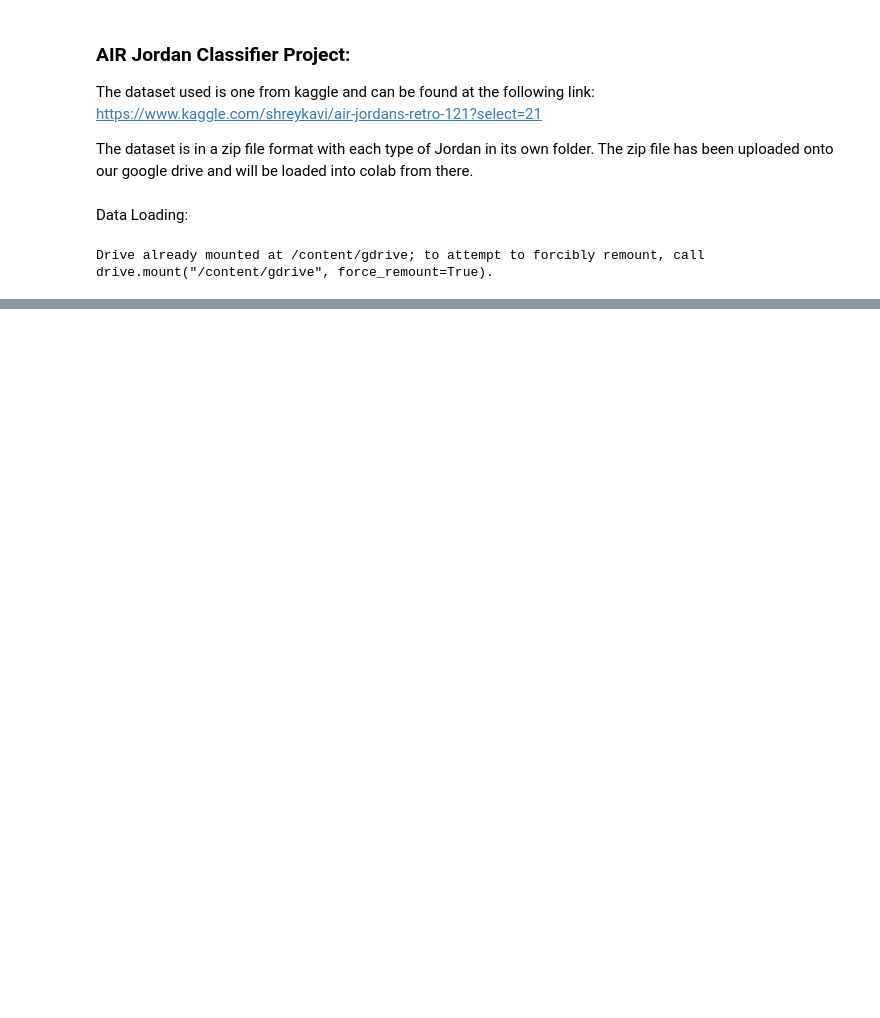
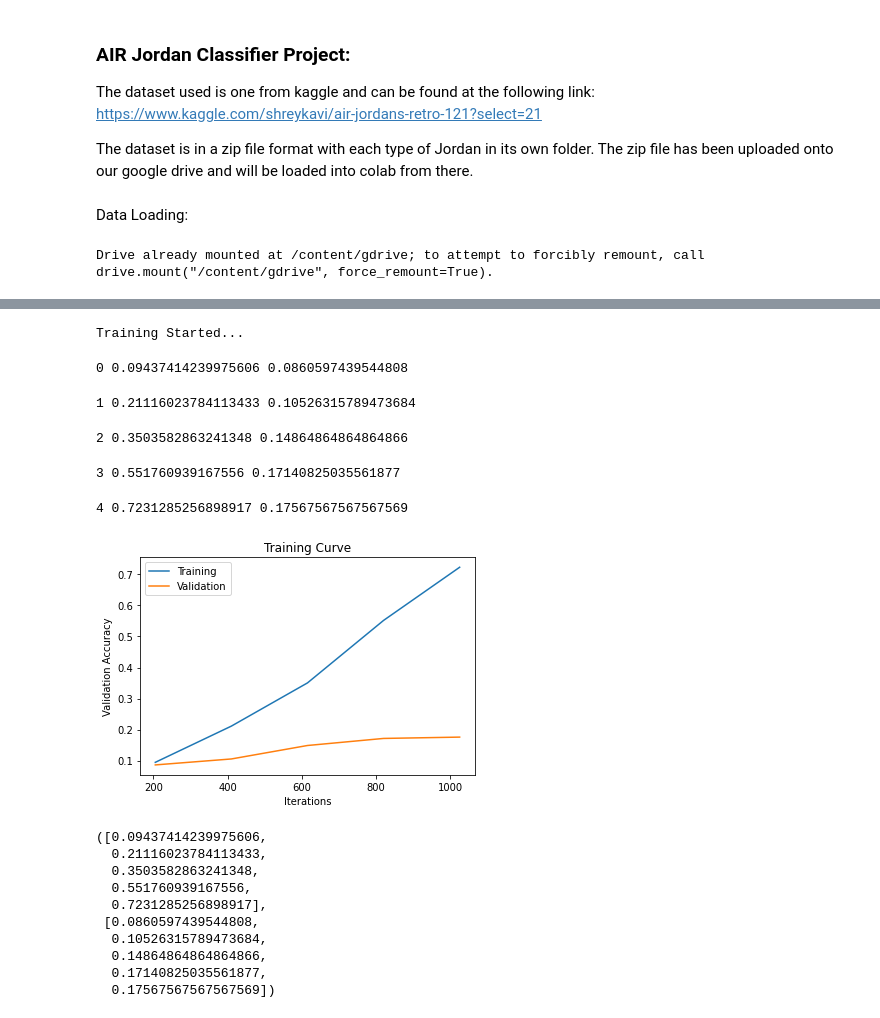
Before and after one commit to husseing/A.I-JORDAN, a Jupyter notebook: Group_44_AIR_Jordan.ipynb, the cells around one changed output, grey strips where cells are left out. Cells and saved outputs as stored; diff of their text form; code cells hidden in the pictures; blank space fills up the shorter version.

```diff
--- a/Group_44_AIR_Jordan.ipynb
+++ b/Group_44_AIR_Jordan.ipynb
@@ -150,0 +309,3 @@ AttributeError: ignored
+# %%
+Michael= CNNClassifier()
+OGM= OGCNNClassifier()
@@ -150,0 +314,16 @@ AttributeError: ignored
+# %%
+def get_accuracy(model, data_loader):
+    correct = 0
+    total = 0
+    for imgs, labels in data_loader:
+
+        if use_cuda and torch.cuda.is_available():
+          imgs = imgs.cuda()
+          labels = labels.cuda()
+
+        output = model(imgs)
+        #select index with maximum prediction score
+        pred = output.max(1, keepdim=True)[1]
+        correct += pred.eq(labels.view_as(pred)).sum().item()
+        total += imgs.shape[0]
+    return correct / total
@@ -150,0 +372,22 @@ AttributeError: ignored
+# %%
+use_cuda = True
+train(Michael, train_loader, val_loader, num_epochs=5, learn_rate=0.001)
+#Fat overtraining again... oof
+# %% [output]
+Training Started...
+0 0.09437414239975606 0.0860597439544808
+1 0.21116023784113433 0.10526315789473684
+2 0.3503582863241348 0.14864864864864866
+3 0.551760939167556 0.17140825035561877
+4 0.7231285256898917 0.17567567567567569
+[figure, added]
+([0.09437414239975606,
+  0.21116023784113433,
+  0.3503582863241348,
+  0.551760939167556,
+  0.7231285256898917],
+ [0.0860597439544808,
+  0.10526315789473684,
+  0.14864864864864866,
+  0.17140825035561877,
+  0.17567567567567569])
```
Also changed, not shown: parts of 24 cells of this notebook.
